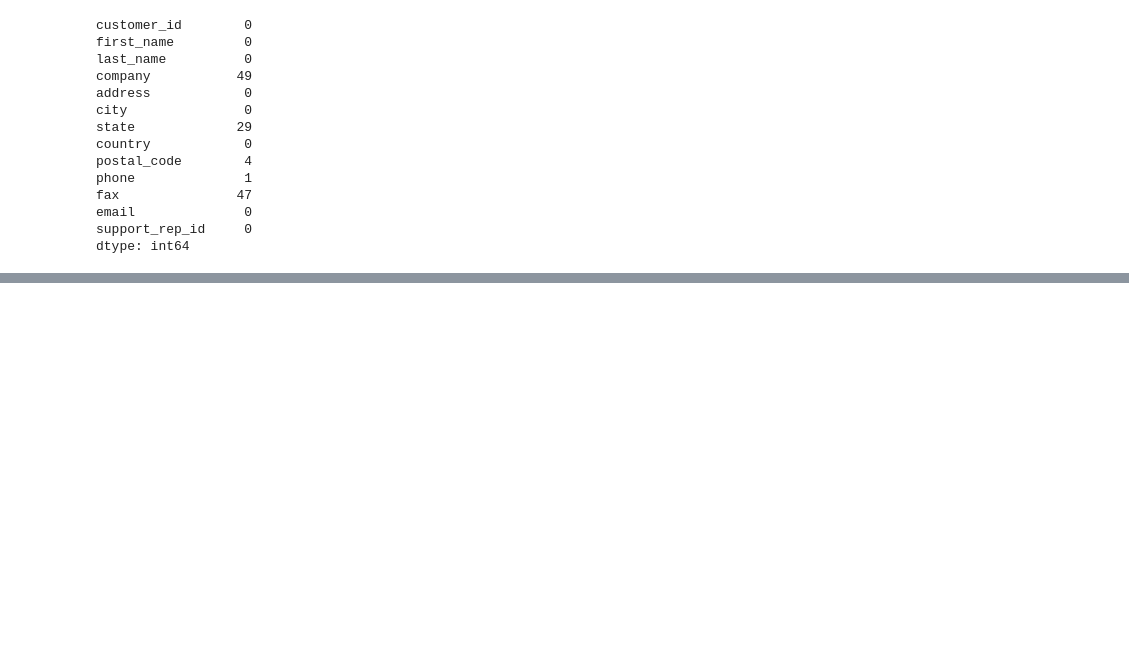
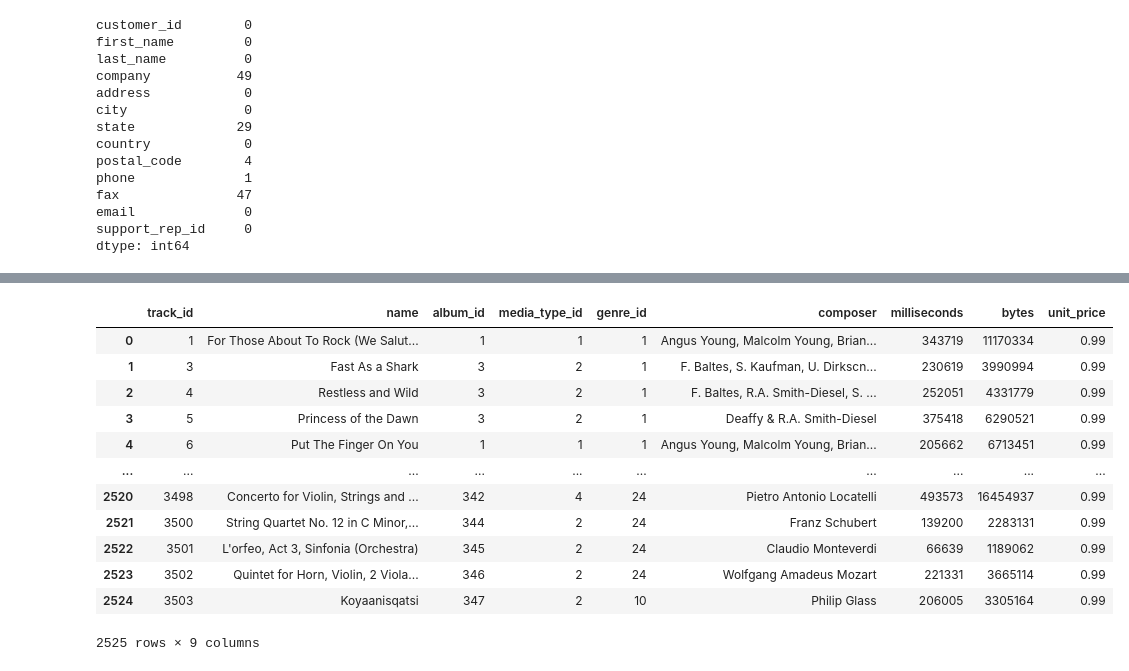
Before and after one commit to IPadaJT/MusicInsights, a Jupyter notebook: ExploringData.ipynb, the cells around one changed output, grey strips where cells are left out. Drawn from its saved outputs; the diff is of its cells as text; code cells hidden in the pictures; blank space fills up the shorter version.

```diff
--- a/ExploringData.ipynb
+++ b/ExploringData.ipynb
@@ -88,0 +215,17 @@ clean_customer_df
+# %%
+clean_track_df=clean_track_df.reset_index(drop=True)
+clean_track_df
+# %% [output]
+|  | track_id | name | album_id | media_type_id | genre_id | composer | milliseconds | bytes | unit_price |
+| 0 | 1 | For Those About To Rock (We Salut... | 1 | 1 | 1 | Angus Young, Malcolm Young, Brian... | 343719 | 11170334 | 0.99 |
+| 1 | 3 | Fast As a Shark | 3 | 2 | 1 | F. Baltes, S. Kaufman, U. Dirkscn... | 230619 | 3990994 | 0.99 |
+| 2 | 4 | Restless and Wild | 3 | 2 | 1 | F. Baltes, R.A. Smith-Diesel, S. ... | 252051 | 4331779 | 0.99 |
+| 3 | 5 | Princess of the Dawn | 3 | 2 | 1 | Deaffy & R.A. Smith-Diesel | 375418 | 6290521 | 0.99 |
+| 4 | 6 | Put The Finger On You | 1 | 1 | 1 | Angus Young, Malcolm Young, Brian... | 205662 | 6713451 | 0.99 |
+| ... | ... | ... | ... | ... | ... | ... | ... | ... | ... |
+| 2520 | 3498 | Concerto for Violin, Strings and ... | 342 | 4 | 24 | Pietro Antonio Locatelli | 493573 | 16454937 | 0.99 |
+| 2521 | 3500 | String Quartet No. 12 in C Minor,... | 344 | 2 | 24 | Franz Schubert | 139200 | 2283131 | 0.99 |
+| 2522 | 3501 | L'orfeo, Act 3, Sinfonia (Orchestra) | 345 | 2 | 24 | Claudio Monteverdi | 66639 | 1189062 | 0.99 |
+| 2523 | 3502 | Quintet for Horn, Violin, 2 Viola... | 346 | 2 | 24 | Wolfgang Amadeus Mozart | 221331 | 3665114 | 0.99 |
+| 2524 | 3503 | Koyaanisqatsi | 347 | 2 | 10 | Philip Glass | 206005 | 3305164 | 0.99 |
+2525 rows × 9 columns
```
Also changed, not shown: parts of 13 cells of this notebook.
